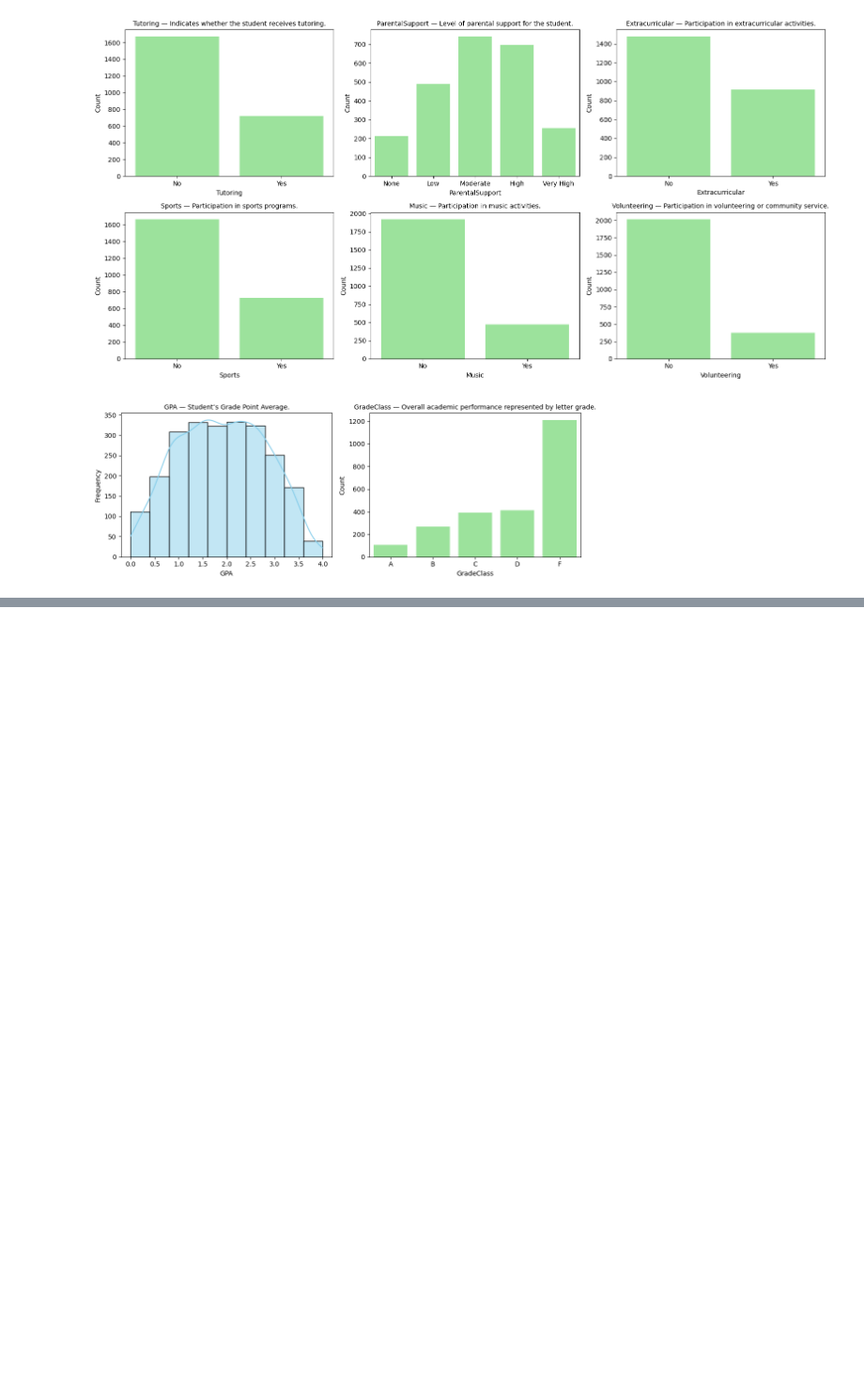
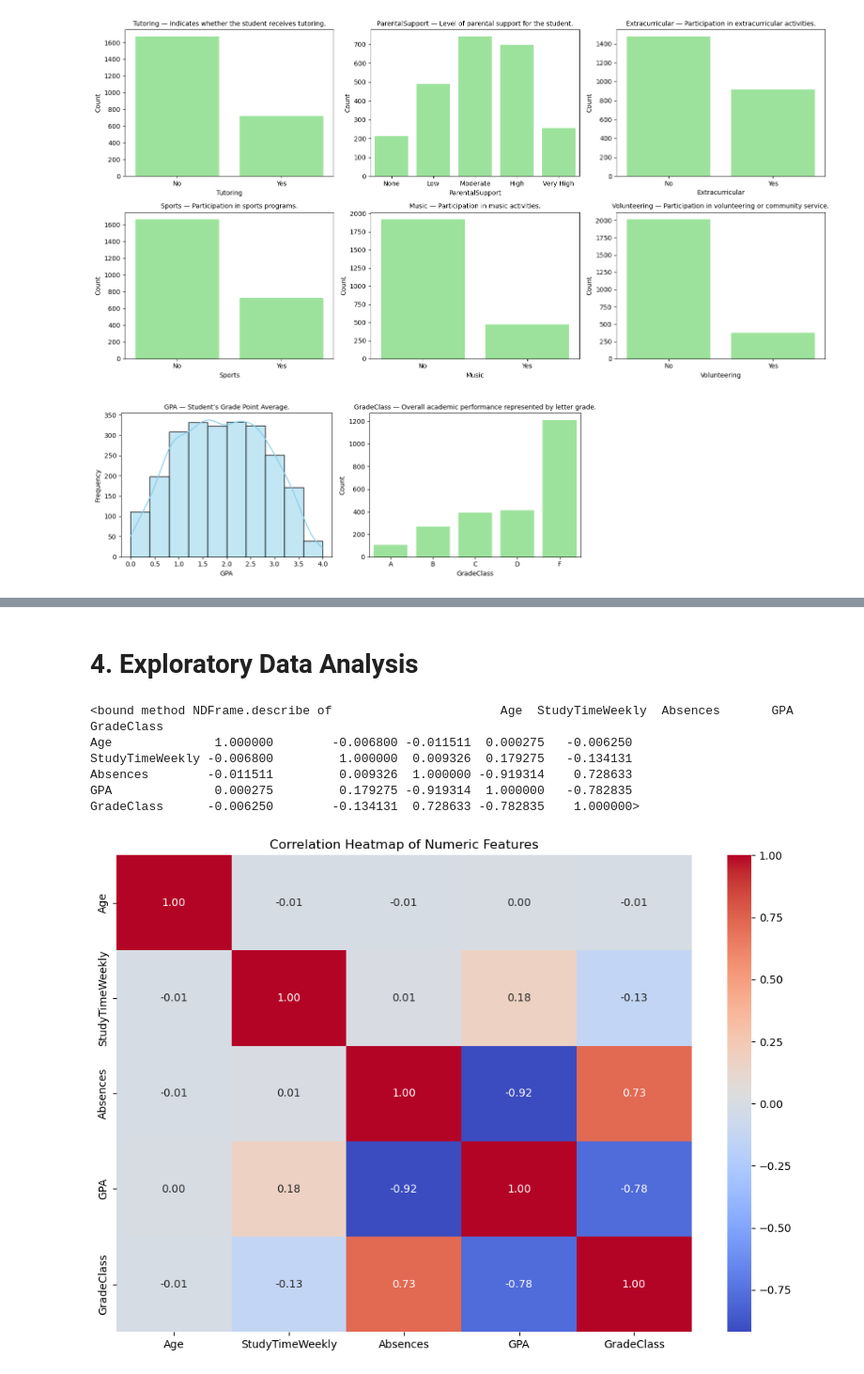
Before and after one commit to iampaulanca/USD-AAI-501-Group-3, a Jupyter notebook: Paul/pauls_notebook.ipynb, the cells around one changed output, grey strips where cells are left out. Shown at 94% size. Saved outputs shown, nothing was run; the diff lists cells and outputs as text; code cells hidden in the pictures; blank space fills up the shorter version.

```diff
--- a/Paul/pauls_notebook.ipynb
+++ b/Paul/pauls_notebook.ipynb
@@ -31,0 +227,17 @@ students.describe()
+# %%
+categorical_cols = [
+    "Gender",
+    "Ethnicity",
+    "ParentalEducation",
+    "ParentalSupport",
+    "Tutoring",
+    "Extracurricular",
+    "Sports",
+    "Music",
+    "Volunteering"
+]
+students[categorical_cols] = students[categorical_cols].astype("category")
+# %%
+students_catogory = students.select_dtypes(include=['category'])
+students_numeric = students.select_dtypes(include="number")
+students.dtypes
@@ -168,0 +369,20 @@ plot_multiple_hists(
+# %% [markdown]
+# 4. Exploratory Data Analysis
+# %%
+# Compute correlation matrix
+corr = students_numeric.corr()
+
+print(corr.describe)
+# Plot heatmap
+plt.figure(figsize=(12, 8))
+sns.heatmap(corr, annot=True, cmap='coolwarm', fmt=".2f")
+plt.title("Correlation Heatmap of Numeric Features")
+plt.show()
+# %% [output]
+<bound method NDFrame.describe of                       Age  StudyTimeWeekly  Absences       GPA  GradeClass
+Age              1.000000        -0.006800 -0.011511  0.000275   -0.006250
+StudyTimeWeekly -0.006800         1.000000  0.009326  0.179275   -0.134131
+Absences        -0.011511         0.009326  1.000000 -0.919314    0.728633
+GPA              0.000275         0.179275 -0.919314  1.000000   -0.782835
+GradeClass      -0.006250        -0.134131  0.728633 -0.782835    1.000000>
+[figure, added]
```
Also changed, not shown: parts of 17 cells of this notebook.
